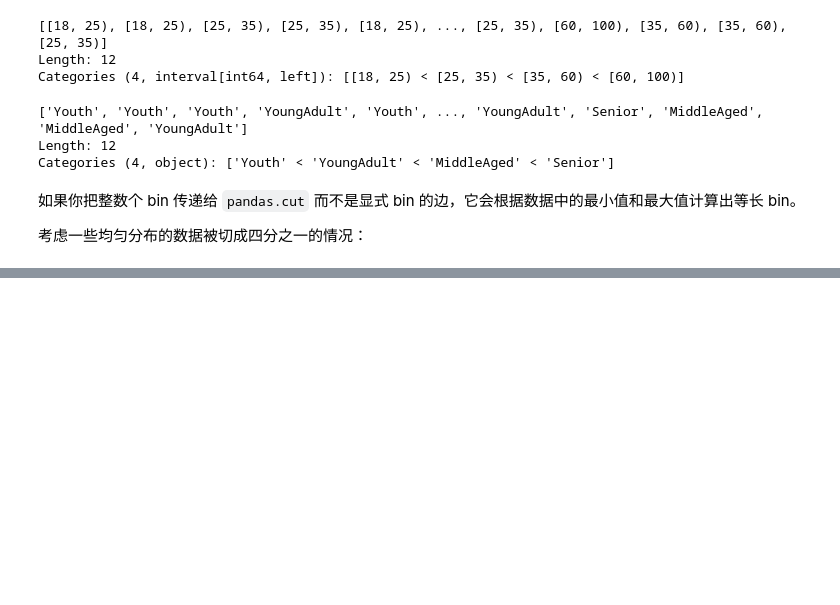
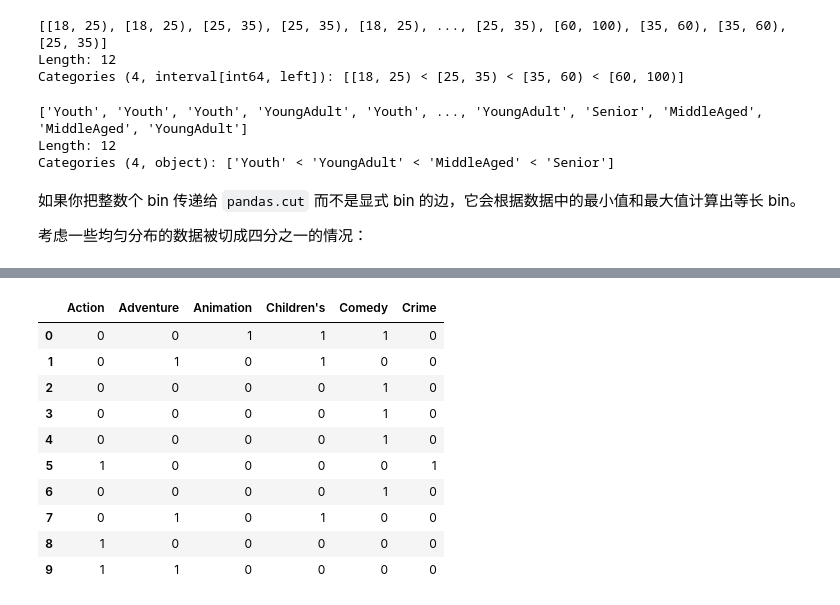
Before and after one commit to d0m999/python-basics-for-quant-trading, a Jupyter notebook: pydata-study/7-data-cleaning.ipynb, the cells around one changed output, grey strips where cells are left out. Cells and saved outputs as stored; diff of their text form; code cells hidden in the pictures; blank space fills up the shorter version.

```diff
--- a/pydata-study/7-data-cleaning.ipynb
+++ b/pydata-study/7-data-cleaning.ipynb
@@ -617,0 +919,6 @@ Categories (4, interval[float64, right]): [(0.005, 0.25] < (0.25, 0.5] < (0.5, 0
+# %%
+mnames = ["movie_id", "title", "genres"]
+
+movies = pd.read_table("/Users/d0m999/Desktop/_bot/data_analysis/pydata-book-3rd-edition/datasets/movielens/movies.dat",
+                       sep="::", header=None, names=mnames, engine="python")
+movies[:10]
@@ -617,0 +937,15 @@ Categories (4, interval[float64, right]): [(0.005, 0.25] < (0.25, 0.5] < (0.5, 0
+# %%
+dummies = movies['genres'].str.get_dummies(sep='|')
+dummies.iloc[:10, :6]
+# %% [output]
+|  | Action | Adventure | Animation | Children's | Comedy | Crime |
+| 0 | 0 | 0 | 1 | 1 | 1 | 0 |
+| 1 | 0 | 1 | 0 | 1 | 0 | 0 |
+| 2 | 0 | 0 | 0 | 0 | 1 | 0 |
+| 3 | 0 | 0 | 0 | 0 | 1 | 0 |
+| 4 | 0 | 0 | 0 | 0 | 1 | 0 |
+| 5 | 1 | 0 | 0 | 0 | 0 | 1 |
+| 6 | 0 | 0 | 0 | 0 | 1 | 0 |
+| 7 | 0 | 1 | 0 | 1 | 0 | 0 |
+| 8 | 1 | 0 | 0 | 0 | 0 | 0 |
+| 9 | 1 | 1 | 0 | 0 | 0 | 0 |
```
Also changed, not shown: parts of 46 cells of this notebook.
